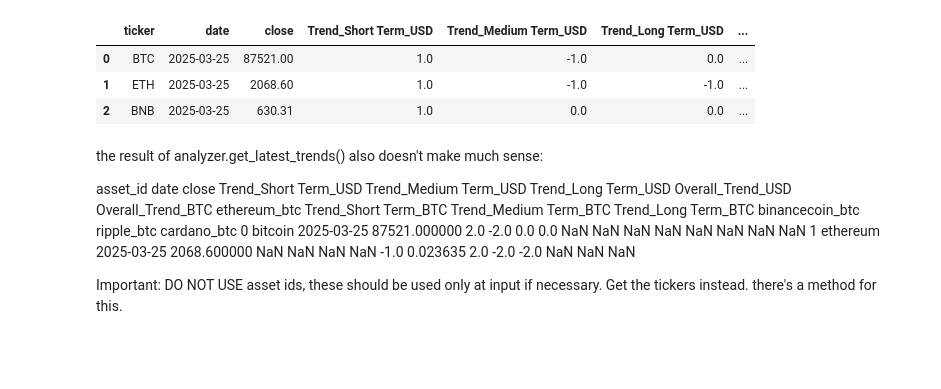
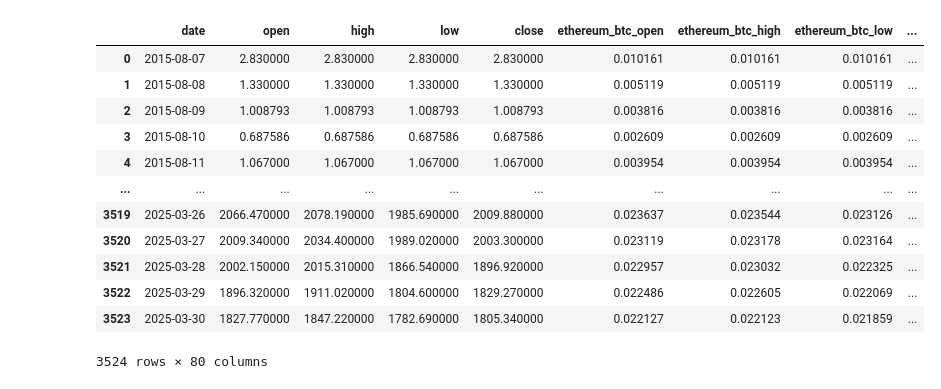
Before and after one commit to GabriellaAM/missioncontrolproject, a Jupyter notebook: soros_test.ipynb, the cells around one changed output. Drawn from its saved outputs; the diff is of its cells as text; code cells hidden in the pictures; blank space fills up the shorter version.

```diff
--- a/soros_test.ipynb
+++ b/soros_test.ipynb
@@ -11,7 +11,7 @@ from soros_system.main import TrendAnalyzer
 
 # Define asset IDs and paths to your data
 asset_ids = [
-    'bitcoin', 'ethereum', 'binancecoin',
+    'bitcoin', 'ethereum', 'binancecoin', 'solana'
     # Add more assets as needed
 ]
 
@@ -19,19 +19,23 @@ data_path='/Users/valter.rebelo/MissionControl/data/micro/candleData/'
 btc_data_path='/Users/valter.rebelo/MissionControl/data/micro/candleData/bitcoin_candles.csv'
 ssr_data_path='/Users/valter.rebelo/MissionControl/data/onchainData/BTC_SSR.csv'
 
-# Load Markov volatility model if you have one
-markov_model_name = '20250325_144631' # Optional
+
+from soros_system.analysis.markov import MarkovAnalyzer
+
+# Create the MarkovAnalyzer instance first
+markov_analyzer = MarkovAnalyzer(markov_model='20250325_144631')
+
 
 # Initialize the TrendAnalyzer
 analyzer = TrendAnalyzer(
     asset_ids=asset_ids,
     data_path=data_path,
     btc_data_path=btc_data_path,
+    lookback_days='all',
+    ssr_data_path=ssr_data_path,
+    markov_analyzer=markov_analyzer
 )
 
 # Analyze all assets
 results = analyzer.analyze_multiple_assets()
-
-latest_trends = analyzer.get_latest_trends()
-print(latest_trends)
 # %% [output]
@@ -85,15 +43,16 @@ results.get('ethereum')
-# %%
-latest_trends
-# %% [output]
-|  | ticker | date | close | Trend_Short Term_USD | Trend_Medium Term_USD | Trend_Long Term_USD | ... |
-| 0 | BTC | 2025-03-25 | 87521.00 | 1.0 | -1.0 | 0.0 | ... |
-| 1 | ETH | 2025-03-25 | 2068.60 | 1.0 | -1.0 | -1.0 | ... |
-| 2 | BNB | 2025-03-25 | 630.31 | 1.0 | 0.0 | 0.0 | ... |
-# %% [markdown]
-the result of analyzer.get_latest_trends() also doesn't make much sense:
-
-asset_id	date	close	Trend_Short Term_USD	Trend_Medium Term_USD	Trend_Long Term_USD	Overall_Trend_USD	Overall_Trend_BTC	ethereum_btc	Trend_Short Term_BTC	Trend_Medium Term_BTC	Trend_Long Term_BTC	binancecoin_btc	ripple_btc	cardano_btc
-0	bitcoin	2025-03-25	87521.000000	2.0	-2.0	0.0	0.0	NaN	NaN	NaN	NaN	NaN	NaN	NaN	NaN
-1	ethereum	2025-03-25	2068.600000	NaN	NaN	NaN	NaN	-1.0	0.023635	2.0	-2.0	-2.0	NaN	NaN	NaN
-
-Important: DO NOT USE asset ids, these should be used only at input if necessary. Get the tickers instead. there's a method for this.
+# %%
+analyzer.get_asset_processed_data('ethereum')
+# %% [output]
+|  | date | open | high | low | close | ethereum_btc_open | ethereum_btc_high | ethereum_btc_low | ... |
+| 0 | 2015-08-07 | 2.830000 | 2.830000 | 2.830000 | 2.830000 | 0.010161 | 0.010161 | 0.010161 | ... |
+| 1 | 2015-08-08 | 1.330000 | 1.330000 | 1.330000 | 1.330000 | 0.005119 | 0.005119 | 0.005119 | ... |
+| 2 | 2015-08-09 | 1.008793 | 1.008793 | 1.008793 | 1.008793 | 0.003816 | 0.003816 | 0.003816 | ... |
+| 3 | 2015-08-10 | 0.687586 | 0.687586 | 0.687586 | 0.687586 | 0.002609 | 0.002609 | 0.002609 | ... |
+| 4 | 2015-08-11 | 1.067000 | 1.067000 | 1.067000 | 1.067000 | 0.003954 | 0.003954 | 0.003954 | ... |
+| ... | ... | ... | ... | ... | ... | ... | ... | ... | ... |
+| 3519 | 2025-03-26 | 2066.470000 | 2078.190000 | 1985.690000 | 2009.880000 | 0.023637 | 0.023544 | 0.023126 | ... |
+| 3520 | 2025-03-27 | 2009.340000 | 2034.400000 | 1989.020000 | 2003.300000 | 0.023119 | 0.023178 | 0.023164 | ... |
+| 3521 | 2025-03-28 | 2002.150000 | 2015.310000 | 1866.540000 | 1896.920000 | 0.022957 | 0.023032 | 0.022325 | ... |
+| 3522 | 2025-03-29 | 1896.320000 | 1911.020000 | 1804.600000 | 1829.270000 | 0.022486 | 0.022605 | 0.022069 | ... |
+| 3523 | 2025-03-30 | 1827.770000 | 1847.220000 | 1782.690000 | 1805.340000 | 0.022127 | 0.022123 | 0.021859 | ... |
+3524 rows × 80 columns
```
Also changed, not shown: parts of 26 cells of this notebook, 24 other files.
